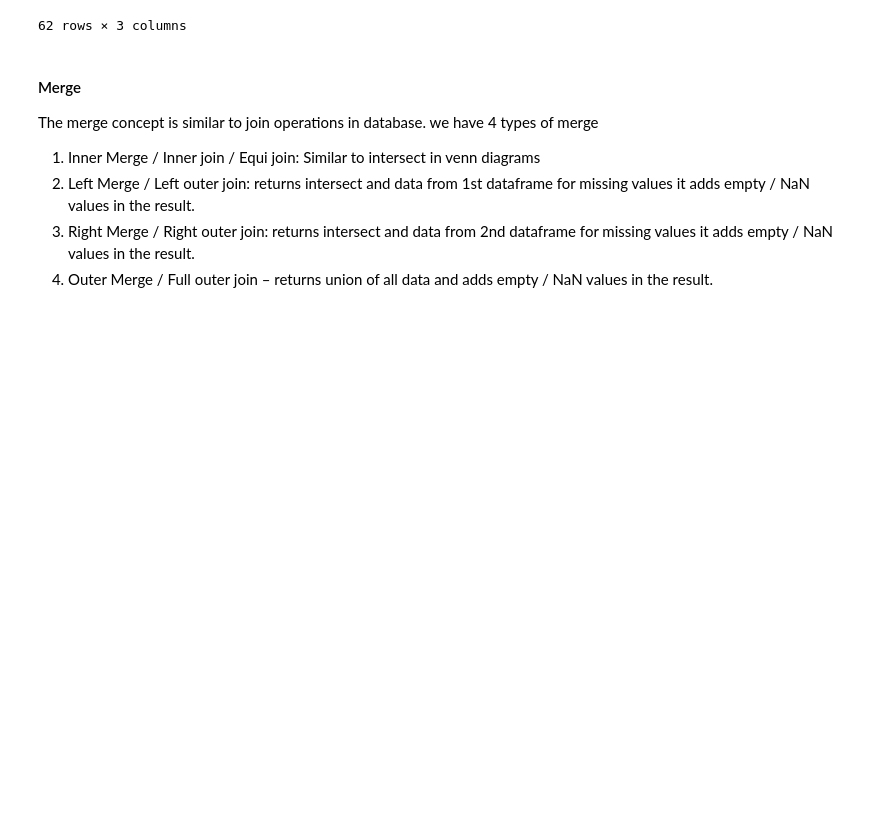
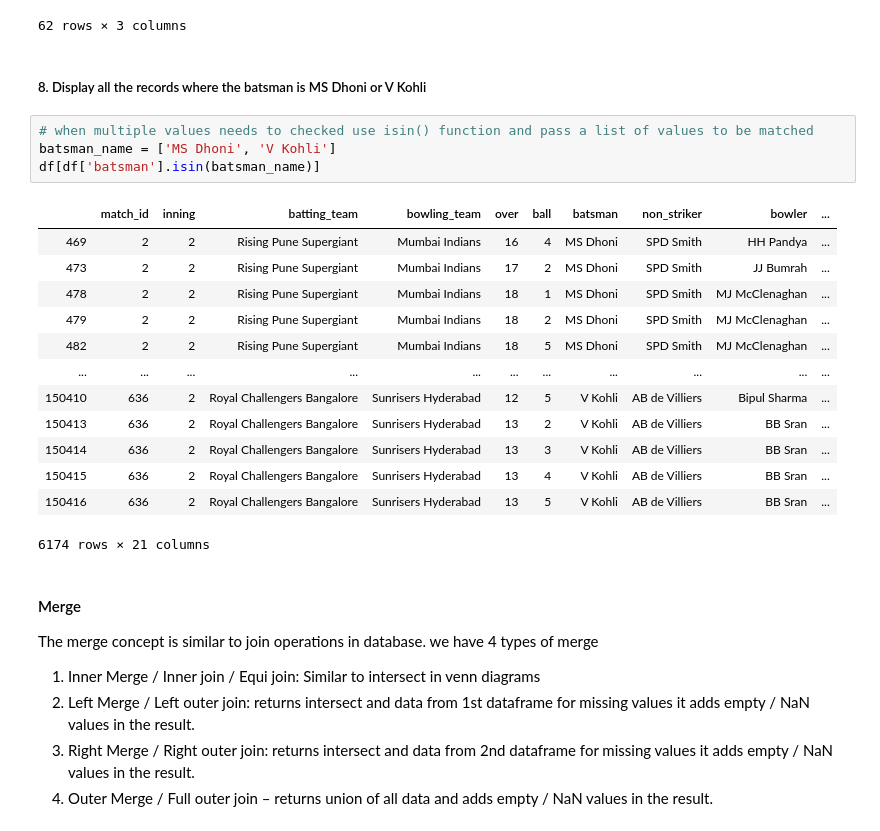
Before and after one commit to sneha-lohana/itv-machine-learning, a Jupyter notebook: 2.2 ETL using Pandas.ipynb, the cells around one changed output. Drawn from its saved outputs; the diff is of its cells as text; blank space fills up the shorter version.

```diff
--- a/2.2 ETL using Pandas.ipynb
+++ b/2.2 ETL using Pandas.ipynb
@@ -244,6 +244,26 @@ match_runs[match_runs['total_runs'] > 200]
 | 1262 | 626 | 1 | 211 |
 | 1282 | 636 | 1 | 208 |
 62 rows × 3 columns
+# %% [markdown]
+##### 8. Display all the records where the batsman is MS Dhoni or V Kohli
+# %%
+# when multiple values needs to checked use isin() function and pass a list of values to be matched
+batsman_name = ['MS Dhoni', 'V Kohli']
+df[df['batsman'].isin(batsman_name)]
+# %% [output]
+|  | match_id | inning | batting_team | bowling_team | over | ball | batsman | non_striker | bowler | ... |
+| 469 | 2 | 2 | Rising Pune Supergiant | Mumbai Indians | 16 | 4 | MS Dhoni | SPD Smith | HH Pandya | ... |
+| 473 | 2 | 2 | Rising Pune Supergiant | Mumbai Indians | 17 | 2 | MS Dhoni | SPD Smith | JJ Bumrah | ... |
+| 478 | 2 | 2 | Rising Pune Supergiant | Mumbai Indians | 18 | 1 | MS Dhoni | SPD Smith | MJ McClenaghan | ... |
+| 479 | 2 | 2 | Rising Pune Supergiant | Mumbai Indians | 18 | 2 | MS Dhoni | SPD Smith | MJ McClenaghan | ... |
+| 482 | 2 | 2 | Rising Pune Supergiant | Mumbai Indians | 18 | 5 | MS Dhoni | SPD Smith | MJ McClenaghan | ... |
+| ... | ... | ... | ... | ... | ... | ... | ... | ... | ... | ... |
+| 150410 | 636 | 2 | Royal Challengers Bangalore | Sunrisers Hyderabad | 12 | 5 | V Kohli | AB de Villiers | Bipul Sharma | ... |
+| 150413 | 636 | 2 | Royal Challengers Bangalore | Sunrisers Hyderabad | 13 | 2 | V Kohli | AB de Villiers | BB Sran | ... |
+| 150414 | 636 | 2 | Royal Challengers Bangalore | Sunrisers Hyderabad | 13 | 3 | V Kohli | AB de Villiers | BB Sran | ... |
+| 150415 | 636 | 2 | Royal Challengers Bangalore | Sunrisers Hyderabad | 13 | 4 | V Kohli | AB de Villiers | BB Sran | ... |
+| 150416 | 636 | 2 | Royal Challengers Bangalore | Sunrisers Hyderabad | 13 | 5 | V Kohli | AB de Villiers | BB Sran | ... |
+6174 rows × 21 columns
 # %% [markdown]
 #### Merge
 The merge concept is similar to join operations in database. we have 4 types of merge
```
Also changed, not shown: parts of 7 cells of this notebook.
